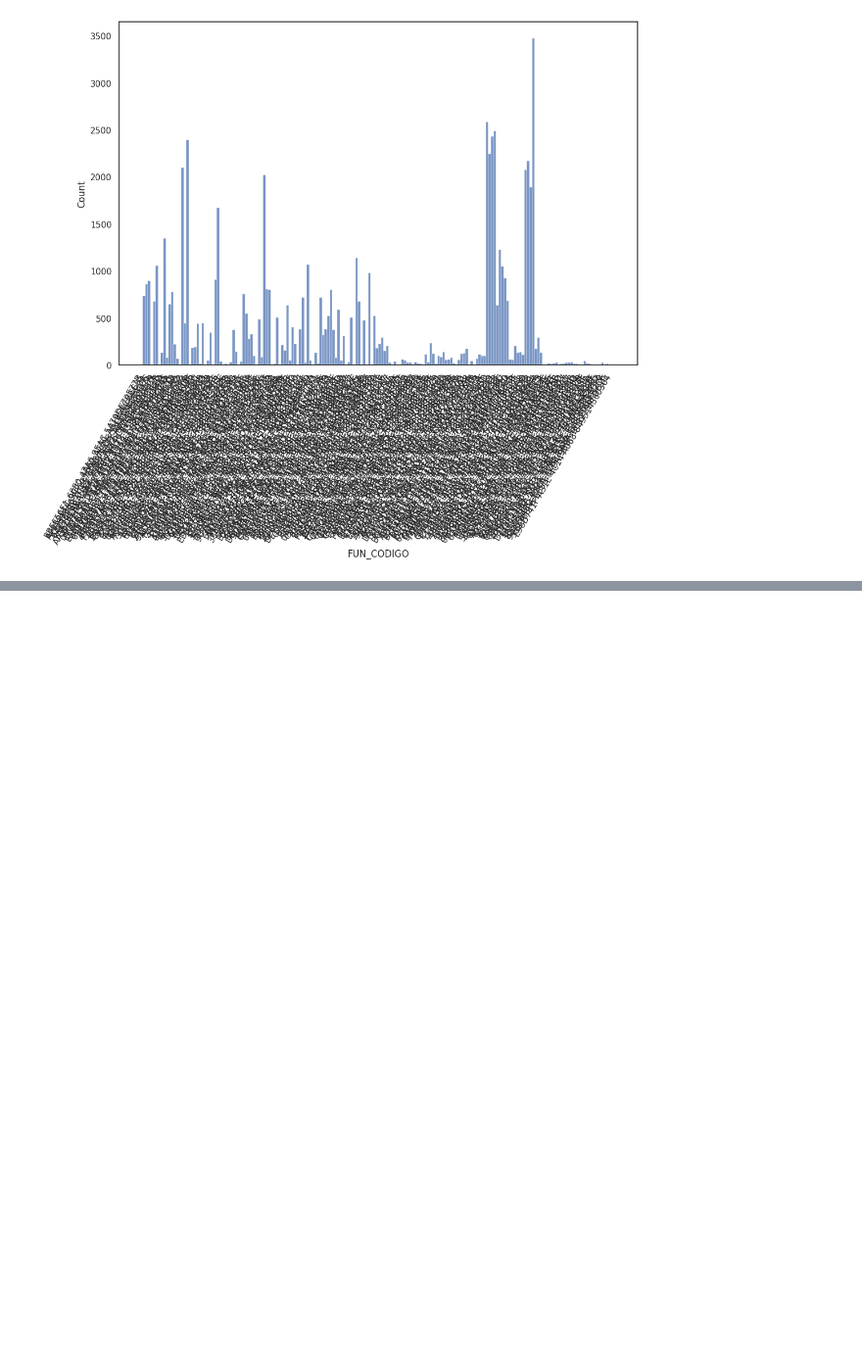
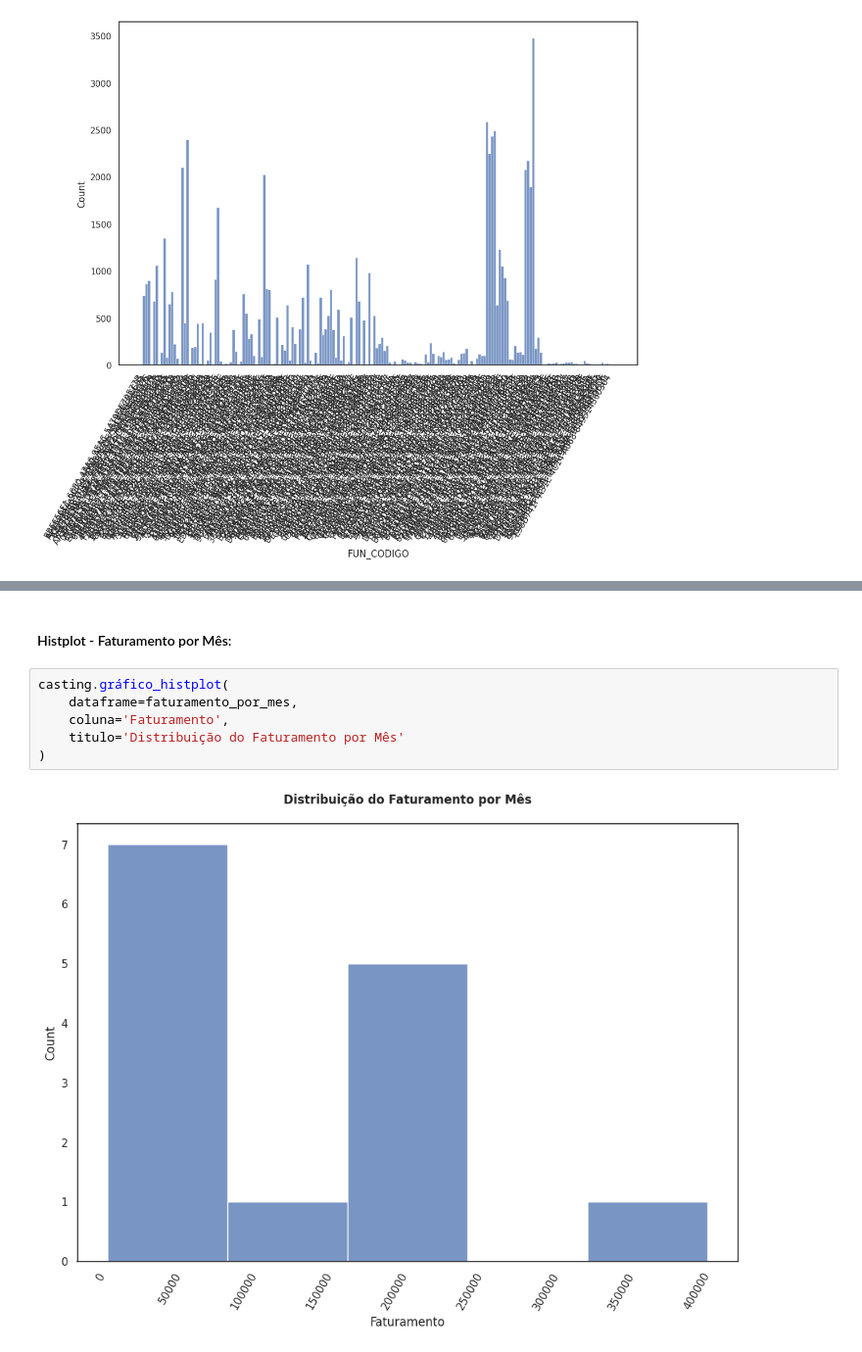
Before and after one commit to SamuelBarbosaDev/Casting, a Jupyter notebook: notebooks/data_visualization.ipynb, the cells around one changed output, grey strips where cells are left out. Shown at 98% size. Drawn from its saved outputs; the diff is of its cells as text; blank space fills up the shorter version.

```diff
--- a/notebooks/data_visualization.ipynb
+++ b/notebooks/data_visualization.ipynb
@@ -124,0 +224,10 @@ casting.gráfico_histplot(
+# %% [markdown]
+#### Histplot - Faturamento por Mês:
+# %%
+casting.gráfico_histplot(
+    dataframe=faturamento_por_mes,
+    coluna='Faturamento',
+    titulo='Distribuição do Faturamento por Mês'
+)
+# %% [output]
+[figure, added]
```
Also changed, not shown: parts of 35 cells of this notebook.
